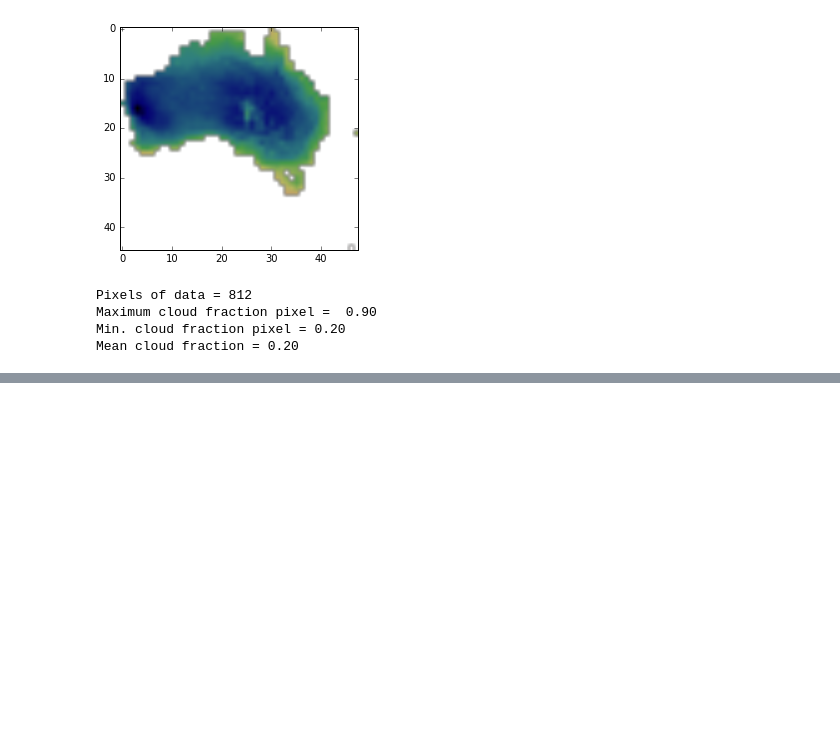
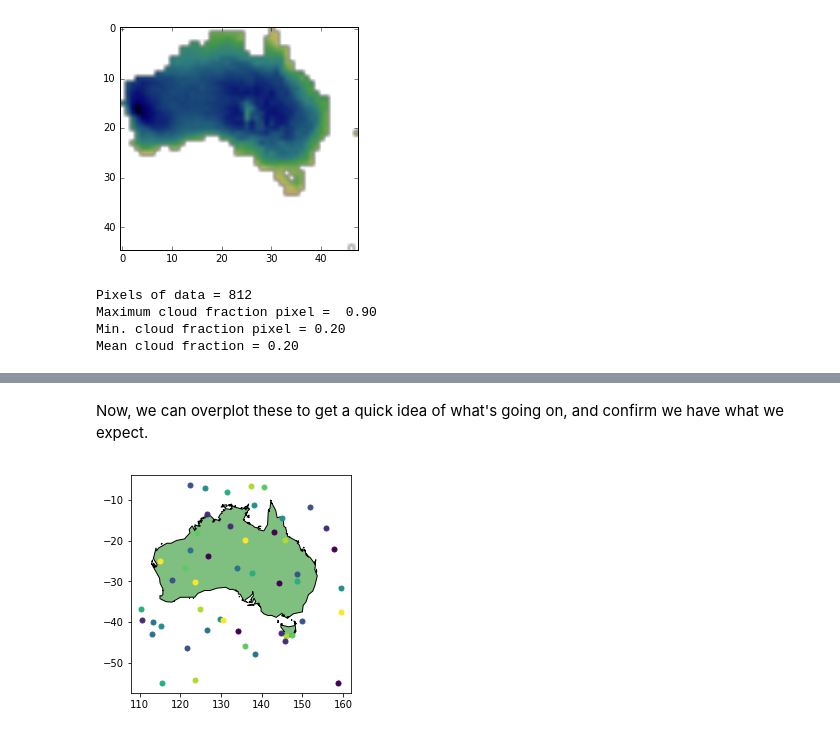
Before and after one commit to Vizzuality/data_sci_tutorials, a Jupyter notebook: work/Rasters_part2.ipynb, the cells around one changed output, grey strips where cells are left out. Drawn from its saved outputs; the diff is of its cells as text; code cells hidden in the pictures; blank space fills up the shorter version.

```diff
--- a/work/Rasters_part2.ipynb
+++ b/work/Rasters_part2.ipynb
@@ -95,0 +103,12 @@ Mean cloud fraction = 0.20
+# %%
+def point_maker(lon, lat):
+    """Use shapely to craete a geometry object out of a pair of coordinates"""
+    return shapely.geometry.Point(lon, lat)
+
+points = []
+rows = []
+for n in range(50):
+    random_lon = (np.random.random_sample() * 50) + 110        # random longitude between 110 - 160
+    random_lat = ((np.random.random_sample() * 50) + 5) * -1   # random lat between -5 and -55
+    points.append(point_maker(random_lon, random_lat))
+    rows.append(np.random.random_sample())
@@ -95,0 +117,3 @@ Mean cloud fraction = 0.20
+# %%
+series = gpd.GeoDataFrame(rows, crs={'init':'epsg:4326'}, geometry=points, columns=['random_value'])
+series.head()
@@ -95,0 +127,7 @@ Mean cloud fraction = 0.20
+# %% [markdown]
+Now, we can overplot these to get a quick idea of what's going on, and confirm we have what we expect.
+# %%
+base = aus.plot(color='green')
+series.plot(ax=base, marker='o', markersize=5)
+# %% [output]
+[figure, added]
```
Also changed, not shown: parts of 14 cells of this notebook, 1 other file.
